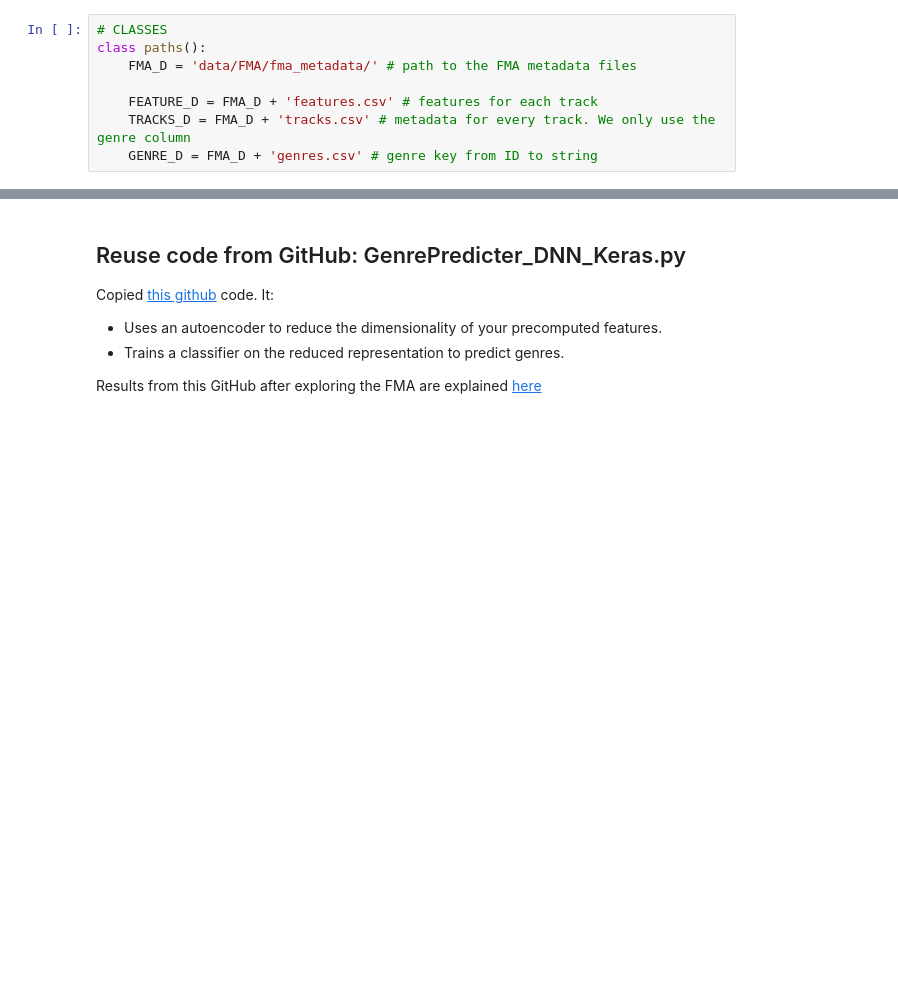
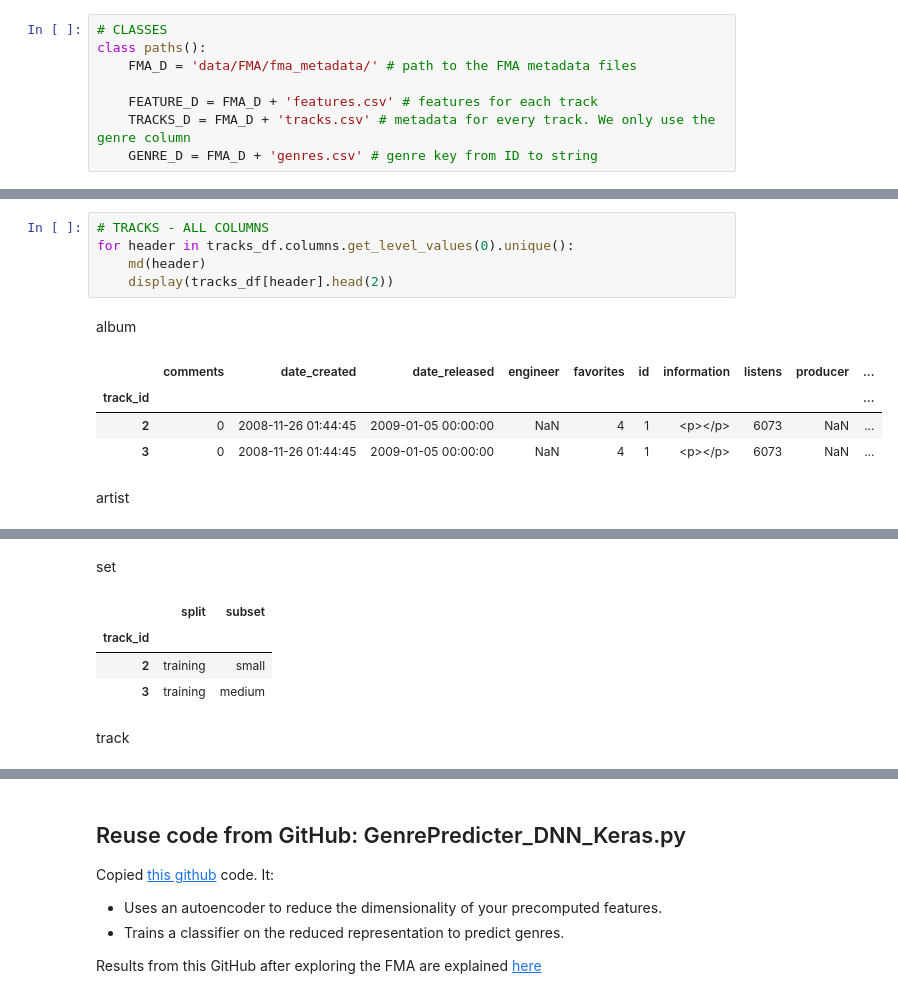
Before and after one commit to ferozmay/Melody-Match, a Jupyter notebook: similarity_research/Feature_to_genre_model.ipynb, the cells around one changed output, grey strips where cells are left out. Saved outputs shown, nothing was run; the diff lists cells and outputs as text; blank space fills up the shorter version.

```diff
--- a/similarity_research/Feature_to_genre_model.ipynb
+++ b/similarity_research/Feature_to_genre_model.ipynb
@@ -50,0 +102,12 @@ class paths():
+# %%
+# TRACKS - ALL COLUMNS
+for header in tracks_df.columns.get_level_values(0).unique():
+    md(header)
+    display(tracks_df[header].head(2))
+# %% [output]
+album
+|  | comments | date_created | date_released | engineer | favorites | id | information | listens | producer | ... |
+| track_id |  |  |  |  |  |  |  |  |  | ... |
+| 2 | 0 | 2008-11-26 01:44:45 | 2009-01-05 00:00:00 | NaN | 4 | 1 | <p></p> | 6073 | NaN | ... |
+| 3 | 0 | 2008-11-26 01:44:45 | 2009-01-05 00:00:00 | NaN | 4 | 1 | <p></p> | 6073 | NaN | ... |
+artist
@@ -50,0 +118,6 @@ class paths():
+set
+|  | split | subset |
+| track_id |  |  |
+| 2 | training | small |
+| 3 | training | medium |
+track
```
Also changed, not shown: parts of 16 cells of this notebook.
